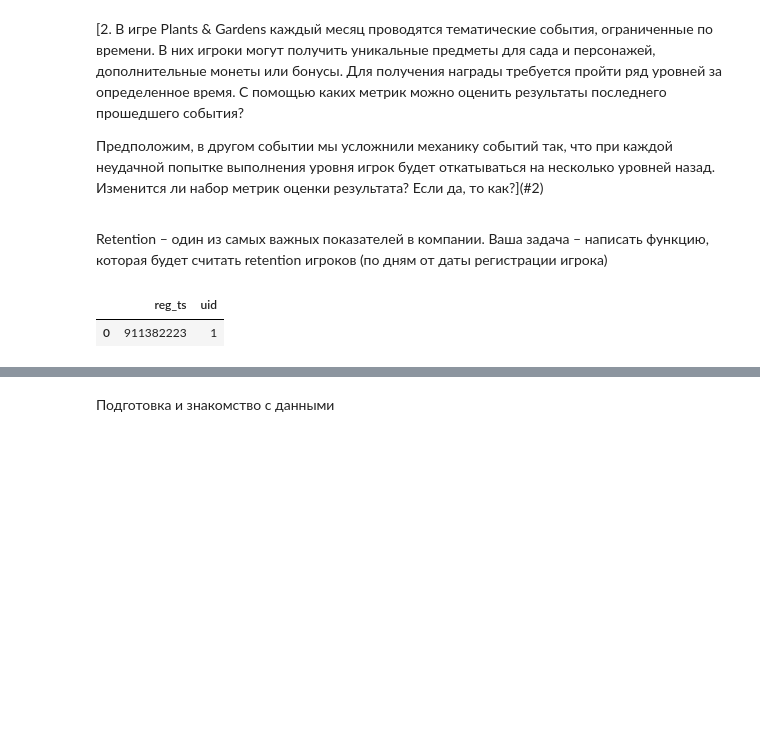
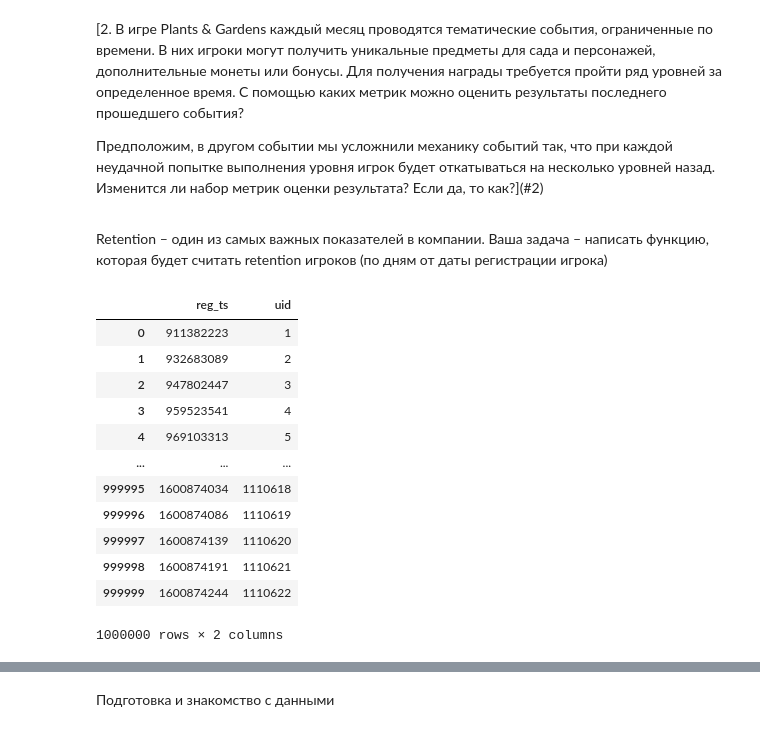
Before and after one commit to sortvalues/my_rep_01, a Jupyter notebook: Projects/karpov_cources_final_project.ipynb, the cells around one changed output, grey strips where cells are left out. Drawn from its saved outputs; the diff is of its cells as text; code cells hidden in the pictures; blank space fills up the shorter version.

```diff
--- a/Projects/karpov_cources_final_project.ipynb
+++ b/Projects/karpov_cources_final_project.ipynb
@@ -23,11 +24,22 @@ plt.style.use('dark_background')
 # %%
 url='https://drive.google.com/file/d/18Fa0cDVGq7bf8O7KEb23CFgU0w5qsMaD/view?usp=sharing'
 url='https://drive.google.com/uc?id=' + url.split('/')[-2]
 df_r = pd.read_csv(url, sep=";")
-df_r.head(1)
+df_r
 # %% [output]
 |  | reg_ts | uid |
 | 0 | 911382223 | 1 |
+| 1 | 932683089 | 2 |
+| 2 | 947802447 | 3 |
+| 3 | 959523541 | 4 |
+| 4 | 969103313 | 5 |
+| ... | ... | ... |
+| 999995 | 1600874034 | 1110618 |
+| 999996 | 1600874086 | 1110619 |
+| 999997 | 1600874139 | 1110620 |
+| 999998 | 1600874191 | 1110621 |
+| 999999 | 1600874244 | 1110622 |
+1000000 rows × 2 columns
 # %%
 url='https://drive.usercontent.google.com/download?id=12xLu8LW-RvixxIPkourv73x4IUbqpYow&export=download&authuser=0&confirm=t&uuid=d43e5d1c-cec3-4518-84ae-d49b30d9c527&at=AENtkXYRTcBqWPAkd3eLSmLq1DSN%3A1733307676786'
 df_a = pd.read_csv(url, sep=";")
```
Also changed, not shown: parts of 66 cells of this notebook, 4 other files.
